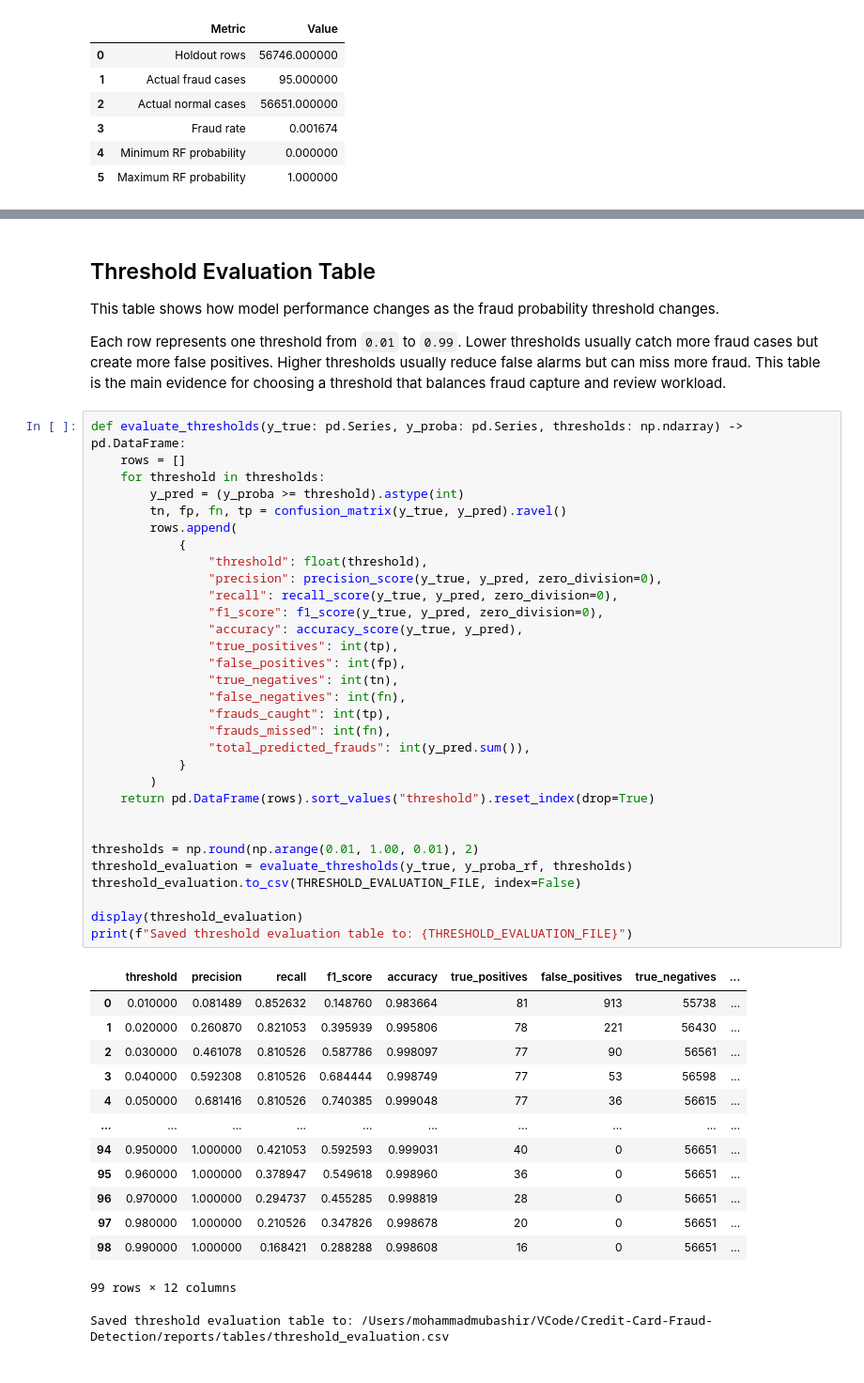
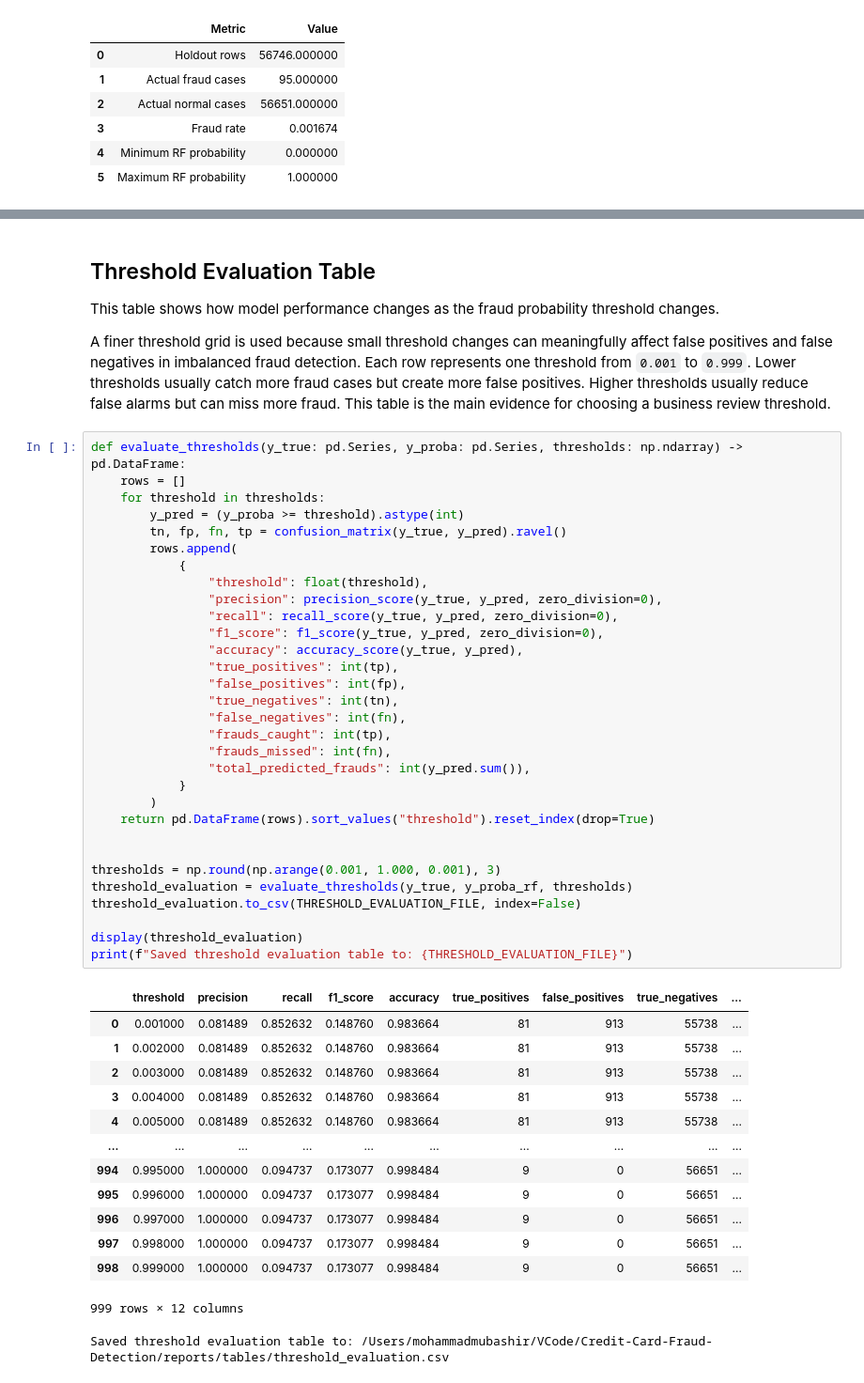
Before and after one commit to mmubashir95/Credit-Card-Fraud-Detection, a Jupyter notebook: notebooks/15_threshold_tuning.ipynb, the cells around one changed output, grey strips where cells are left out. Shown at 94% size. Cells and saved outputs as stored; diff of their text form.

```diff
--- a/notebooks/15_threshold_tuning.ipynb
+++ b/notebooks/15_threshold_tuning.ipynb
@@ -170,52 +182,52 @@ This table confirms the evaluation population used for threshold tuning. The hol
 
 This table shows how model performance changes as the fraud probability threshold changes.
 
-Each row represents one threshold from `0.01` to `0.99`. Lower thresholds usually catch more fraud cases but create more false positives. Higher thresholds usually reduce false alarms but can miss more fraud. This table is the main evidence for choosing a threshold that balances fraud capture and review workload.
+A finer threshold grid is used because small threshold changes can meaningfully affect false positives and false negatives in imbalanced fraud detection. Each row represents one threshold from `0.001` to `0.999`. Lower thresholds usually catch more fraud cases but create more false positives. Higher thresholds usually reduce false alarms but can miss more fraud. This table is the main evidence for choosing a business review threshold.
 # %%
 def evaluate_thresholds(y_true: pd.Series, y_proba: pd.Series, thresholds: np.ndarray) -> pd.DataFrame:
     rows = []
     for threshold in thresholds:
         y_pred = (y_proba >= threshold).astype(int)
         tn, fp, fn, tp = confusion_matrix(y_true, y_pred).ravel()
         rows.append(
             {
                 "threshold": float(threshold),
                 "precision": precision_score(y_true, y_pred, zero_division=0),
                 "recall": recall_score(y_true, y_pred, zero_division=0),
                 "f1_score": f1_score(y_true, y_pred, zero_division=0),
                 "accuracy": accuracy_score(y_true, y_pred),
                 "true_positives": int(tp),
                 "false_positives": int(fp),
                 "true_negatives": int(tn),
                 "false_negatives": int(fn),
                 "frauds_caught": int(tp),
                 "frauds_missed": int(fn),
                 "total_predicted_frauds": int(y_pred.sum()),
             }
         )
     return pd.DataFrame(rows).sort_values("threshold").reset_index(drop=True)
 
 
-thresholds = np.round(np.arange(0.01, 1.00, 0.01), 2)
+thresholds = np.round(np.arange(0.001, 1.000, 0.001), 3)
 threshold_evaluation = evaluate_thresholds(y_true, y_proba_rf, thresholds)
 threshold_evaluation.to_csv(THRESHOLD_EVALUATION_FILE, index=False)
 
 display(threshold_evaluation)
 print(f"Saved threshold evaluation table to: {THRESHOLD_EVALUATION_FILE}")
 # %% [output]
 |  | threshold | precision | recall | f1_score | accuracy | true_positives | false_positives | true_negatives | ... |
-| 0 | 0.010000 | 0.081489 | 0.852632 | 0.148760 | 0.983664 | 81 | 913 | 55738 | ... |
-| 1 | 0.020000 | 0.260870 | 0.821053 | 0.395939 | 0.995806 | 78 | 221 | 56430 | ... |
-| 2 | 0.030000 | 0.461078 | 0.810526 | 0.587786 | 0.998097 | 77 | 90 | 56561 | ... |
-| 3 | 0.040000 | 0.592308 | 0.810526 | 0.684444 | 0.998749 | 77 | 53 | 56598 | ... |
-| 4 | 0.050000 | 0.681416 | 0.810526 | 0.740385 | 0.999048 | 77 | 36 | 56615 | ... |
+| 0 | 0.001000 | 0.081489 | 0.852632 | 0.148760 | 0.983664 | 81 | 913 | 55738 | ... |
+| 1 | 0.002000 | 0.081489 | 0.852632 | 0.148760 | 0.983664 | 81 | 913 | 55738 | ... |
+| 2 | 0.003000 | 0.081489 | 0.852632 | 0.148760 | 0.983664 | 81 | 913 | 55738 | ... |
+| 3 | 0.004000 | 0.081489 | 0.852632 | 0.148760 | 0.983664 | 81 | 913 | 55738 | ... |
+| 4 | 0.005000 | 0.081489 | 0.852632 | 0.148760 | 0.983664 | 81 | 913 | 55738 | ... |
 | ... | ... | ... | ... | ... | ... | ... | ... | ... | ... |
-| 94 | 0.950000 | 1.000000 | 0.421053 | 0.592593 | 0.999031 | 40 | 0 | 56651 | ... |
-| 95 | 0.960000 | 1.000000 | 0.378947 | 0.549618 | 0.998960 | 36 | 0 | 56651 | ... |
-| 96 | 0.970000 | 1.000000 | 0.294737 | 0.455285 | 0.998819 | 28 | 0 | 56651 | ... |
-| 97 | 0.980000 | 1.000000 | 0.210526 | 0.347826 | 0.998678 | 20 | 0 | 56651 | ... |
-| 98 | 0.990000 | 1.000000 | 0.168421 | 0.288288 | 0.998608 | 16 | 0 | 56651 | ... |
+| 994 | 0.995000 | 1.000000 | 0.094737 | 0.173077 | 0.998484 | 9 | 0 | 56651 | ... |
+| 995 | 0.996000 | 1.000000 | 0.094737 | 0.173077 | 0.998484 | 9 | 0 | 56651 | ... |
+| 996 | 0.997000 | 1.000000 | 0.094737 | 0.173077 | 0.998484 | 9 | 0 | 56651 | ... |
+| 997 | 0.998000 | 1.000000 | 0.094737 | 0.173077 | 0.998484 | 9 | 0 | 56651 | ... |
+| 998 | 0.999000 | 1.000000 | 0.094737 | 0.173077 | 0.998484 | 9 | 0 | 56651 | ... |
-99 rows × 12 columns
+999 rows × 12 columns
 Saved threshold evaluation table to: /Users/mohammadmubashir/VCode/Credit-Card-Fraud-Detection/reports/tables/threshold_evaluation.csv
 # %% [markdown]
 ### Threshold Evaluation Interpretation
```
Also changed, not shown: parts of 52 cells of this notebook, 1 other file.
